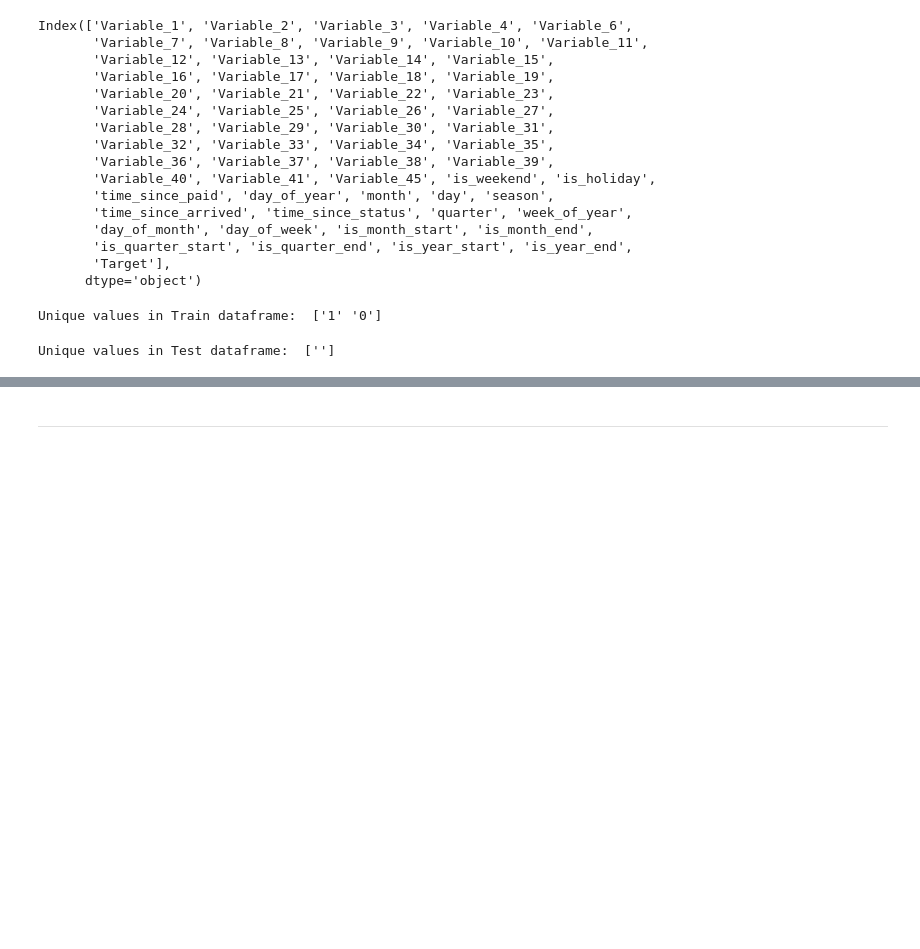
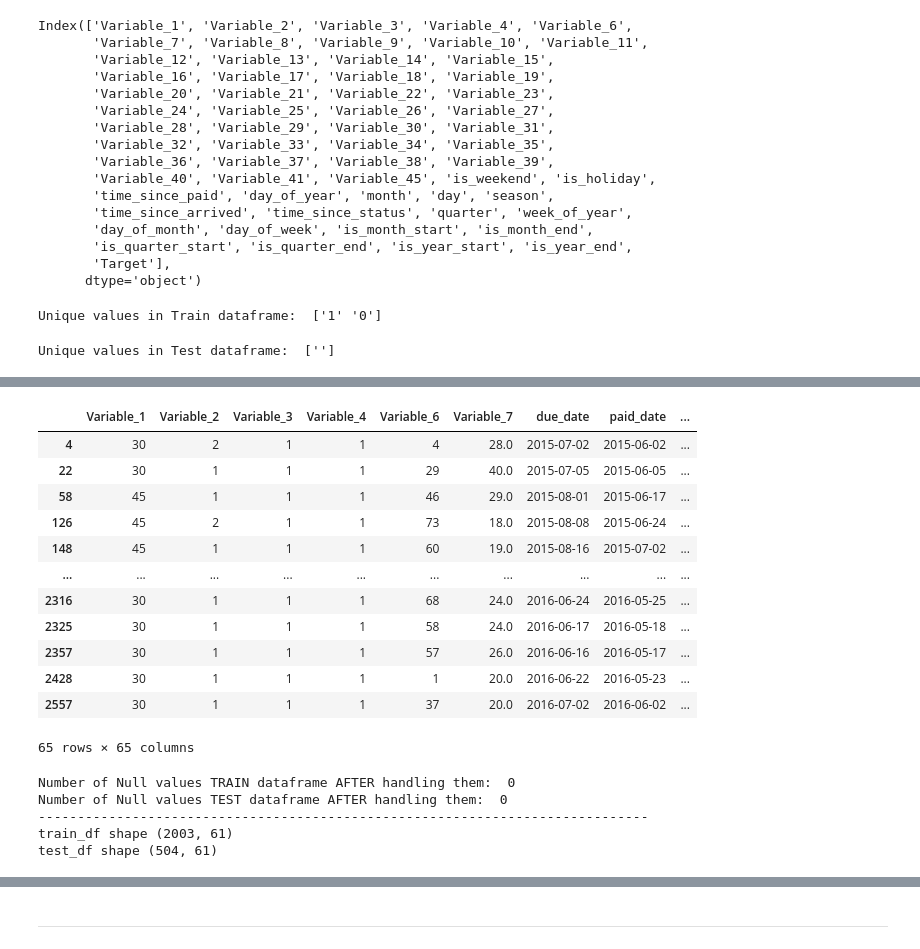
Before and after one commit to ajits-github/Binary_Classification_with_ordinal_data, a Jupyter notebook: Binary_Classification_with_ordinal_data.ipynb, the cells around one changed output, grey strips where cells are left out. Drawn from its saved outputs; the diff is of its cells as text; code cells hidden in the pictures; blank space fills up the shorter version.

```diff
--- a/Binary_Classification_with_ordinal_data.ipynb
+++ b/Binary_Classification_with_ordinal_data.ipynb
@@ -424,0 +471,17 @@ Unique values in Test dataframe:  ['']
+# %%
+df[df['Variable_14'].isnull()]
+#  ['application_id']
+# %% [output]
+|  | Variable_1 | Variable_2 | Variable_3 | Variable_4 | Variable_6 | Variable_7 | due_date | paid_date | ... |
+| 4 | 30 | 2 | 1 | 1 | 4 | 28.0 | 2015-07-02 | 2015-06-02 | ... |
+| 22 | 30 | 1 | 1 | 1 | 29 | 40.0 | 2015-07-05 | 2015-06-05 | ... |
+| 58 | 45 | 1 | 1 | 1 | 46 | 29.0 | 2015-08-01 | 2015-06-17 | ... |
+| 126 | 45 | 2 | 1 | 1 | 73 | 18.0 | 2015-08-08 | 2015-06-24 | ... |
+| 148 | 45 | 1 | 1 | 1 | 60 | 19.0 | 2015-08-16 | 2015-07-02 | ... |
+| ... | ... | ... | ... | ... | ... | ... | ... | ... | ... |
+| 2316 | 30 | 1 | 1 | 1 | 68 | 24.0 | 2016-06-24 | 2016-05-25 | ... |
+| 2325 | 30 | 1 | 1 | 1 | 58 | 24.0 | 2016-06-17 | 2016-05-18 | ... |
+| 2357 | 30 | 1 | 1 | 1 | 57 | 26.0 | 2016-06-16 | 2016-05-17 | ... |
+| 2428 | 30 | 1 | 1 | 1 | 1 | 20.0 | 2016-06-22 | 2016-05-23 | ... |
+| 2557 | 30 | 1 | 1 | 1 | 37 | 20.0 | 2016-07-02 | 2016-06-02 | ... |
+65 rows × 65 columns
@@ -424,0 +498,12 @@ Unique values in Test dataframe:  ['']
+# %%
+print("Number of Null values TRAIN dataframe AFTER handling them: ", train_df.isnull().sum().sum())
+print("Number of Null values TEST dataframe AFTER handling them: ", test_df.isnull().sum().sum())
+print("------------------------------------------------------------------------------")
+print("train_df shape", train_df.shape)
+print("test_df shape", test_df.shape)
+# %% [output]
+Number of Null values TRAIN dataframe AFTER handling them:  0
+Number of Null values TEST dataframe AFTER handling them:  0
+------------------------------------------------------------------------------
+train_df shape (2003, 61)
+test_df shape (504, 61)
```
Also changed, not shown: parts of 9 cells of this notebook.
